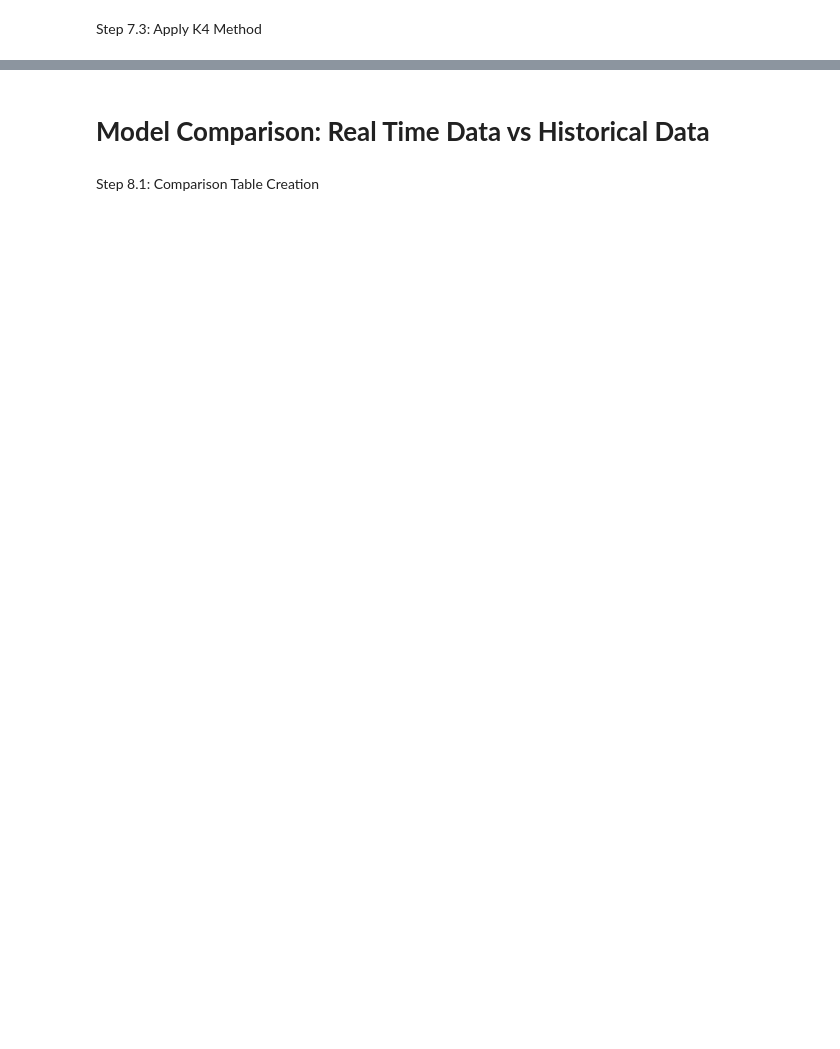
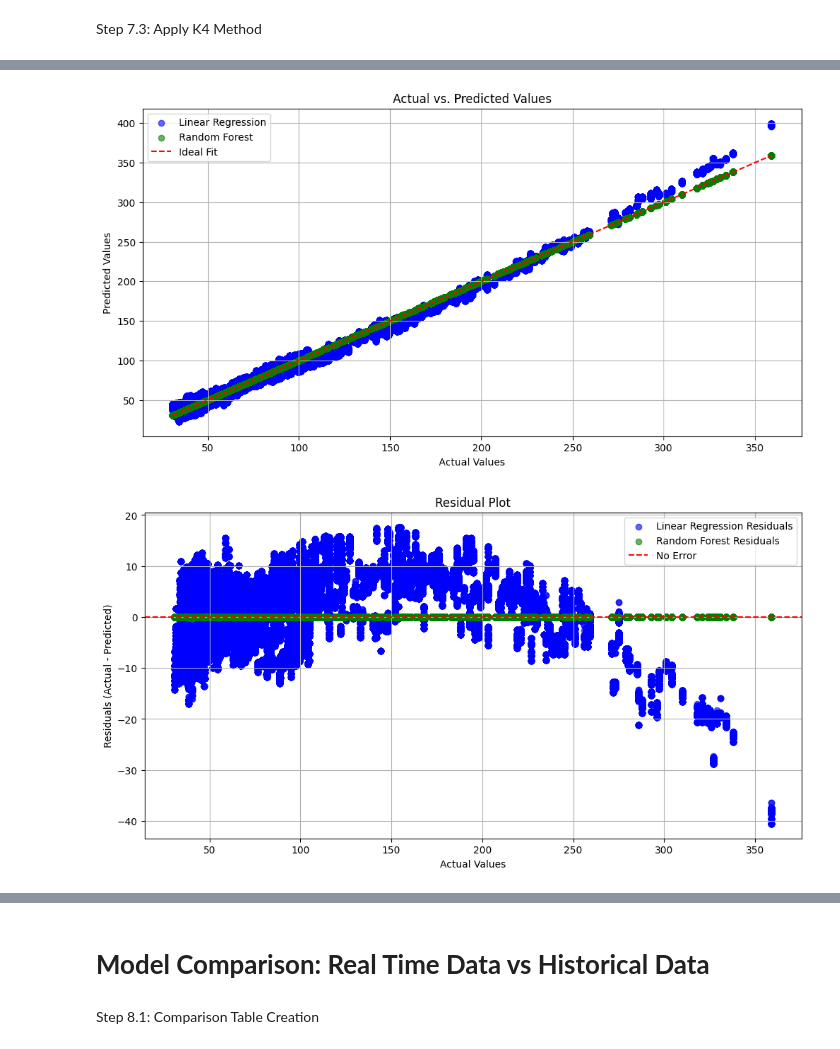
Before and after one commit to Urusha-Bajracharya3950/Engg680_Digital_Engineering_Project_Group_5, a Jupyter notebook: Model_Development/Group_Project.ipynb, the cells around one changed output, grey strips where cells are left out. Drawn from its saved outputs; the diff is of its cells as text; code cells hidden in the pictures; blank space fills up the shorter version.

```diff
--- a/Model_Development/Group_Project.ipynb
+++ b/Model_Development/Group_Project.ipynb
@@ -902,0 +998,29 @@ Step 7.6: Comparison of both Model Performance Metric
+# %%
+import matplotlib.pyplot as plt
+
+# Scatter Plot: Actual vs. Predicted
+plt.figure(figsize=(12, 6))
+plt.scatter(y_test, y_pred_lr, alpha=0.6, label='Linear Regression', color='blue')
+plt.scatter(y_test, y_pred_rf, alpha=0.6, label='Random Forest', color='green')
+plt.plot([y_test.min(), y_test.max()], [y_test.min(), y_test.max()], color='red', linestyle='--', label='Ideal Fit')
+plt.xlabel('Actual Values')
+plt.ylabel('Predicted Values')
+plt.title('Actual vs. Predicted Values')
+plt.legend()
+plt.grid()
+plt.show()
+
+# Residual Plot: Actual - Predicted
+plt.figure(figsize=(12, 6))
+plt.scatter(y_test, y_test - y_pred_lr, alpha=0.6, label='Linear Regression Residuals', color='blue')
+plt.scatter(y_test, y_test - y_pred_rf, alpha=0.6, label='Random Forest Residuals', color='green')
+plt.axhline(y=0, color='red', linestyle='--', label='No Error')
+plt.xlabel('Actual Values')
+plt.ylabel('Residuals (Actual - Predicted)')
+plt.title('Residual Plot')
+plt.legend()
+plt.grid()
+plt.show()
+# %% [output]
+[figure, added]
+[figure, added]
```
Also changed, not shown: parts of 31 cells of this notebook.
